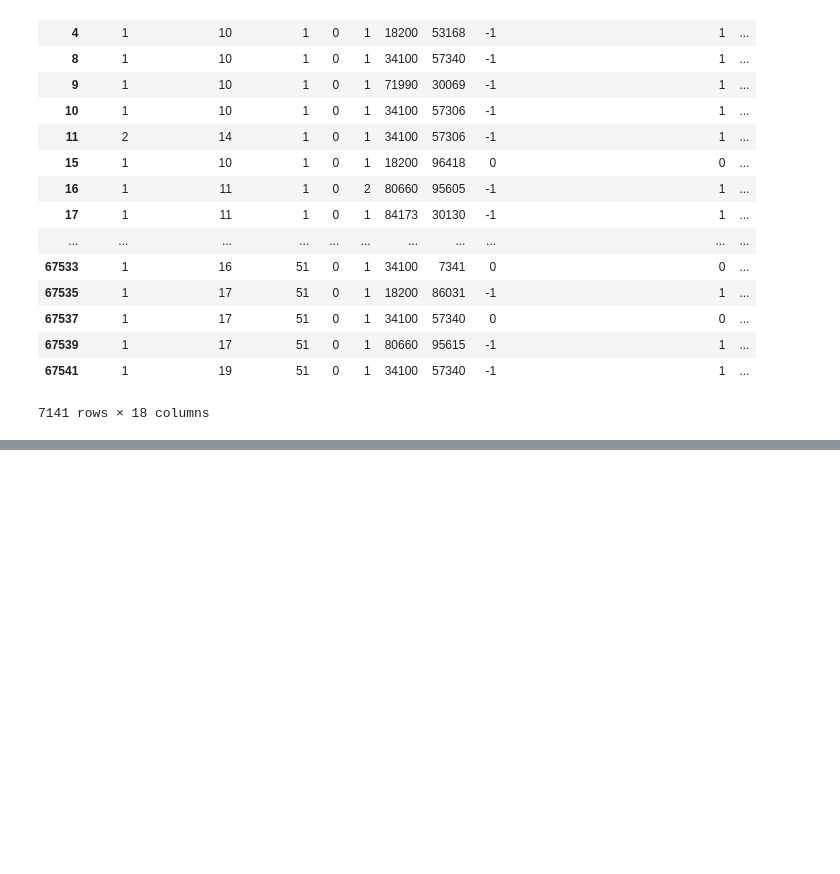
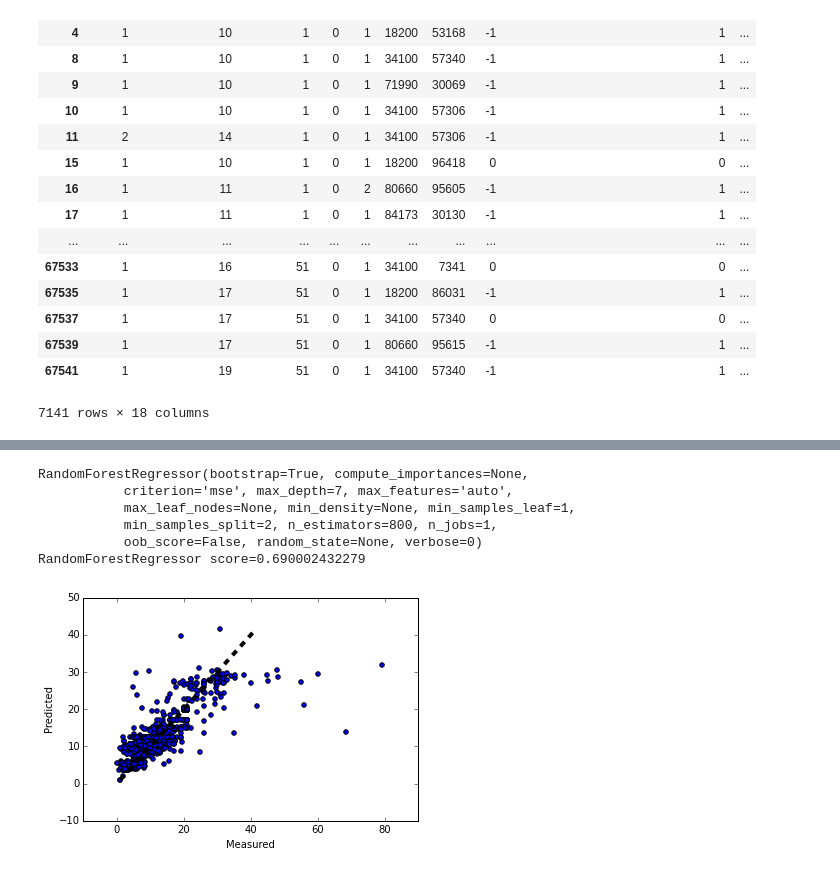
Before and after one commit to conwaywong/dse220_final, a Jupyter notebook: Final_MAS_DSE220_AJJCK_WORKING_ON_STACKING.ipynb, the cells around one changed output, grey strips where cells are left out. Saved outputs shown, nothing was run; the diff lists cells and outputs as text; code cells hidden in the pictures; blank space fills up the shorter version.

```diff
--- a/Final_MAS_DSE220_AJJCK_WORKING_ON_STACKING.ipynb
+++ b/Final_MAS_DSE220_AJJCK_WORKING_ON_STACKING.ipynb
@@ -891,0 +878,24 @@ Using normalized dataset, Ridge score=0.243654599351
+# %%
+regressor= ensemble.RandomForestRegressor(n_estimators=800, max_depth=7)
+print regressor
+
+regressor.fit(new_mtrain_data, new_mtrain_labels)
+m_score= regressor.score(new_mtest_data, new_mtest_labels)
+print "RandomForestRegressor score={}".format(m_score)
+
+# Plot
+predicted=regressor.predict(new_mtest_data)
+fig,ax = plt.subplots()
+ax.scatter(new_mtest_labels, predicted)
+ax.plot([predicted.min(), predicted.max()], [predicted.min(), predicted.max()], 'k--', lw=4)
+ax.set_xlabel('Measured')
+ax.set_ylabel('Predicted')
+fig.show()
+# %% [output]
+RandomForestRegressor(bootstrap=True, compute_importances=None,
+           criterion='mse', max_depth=7, max_features='auto',
+           max_leaf_nodes=None, min_density=None, min_samples_leaf=1,
+           min_samples_split=2, n_estimators=800, n_jobs=1,
+           oob_score=False, random_state=None, verbose=0)
+RandomForestRegressor score=0.690002432279
+[figure, added]
```
Also changed, not shown: parts of 14 cells of this notebook.
